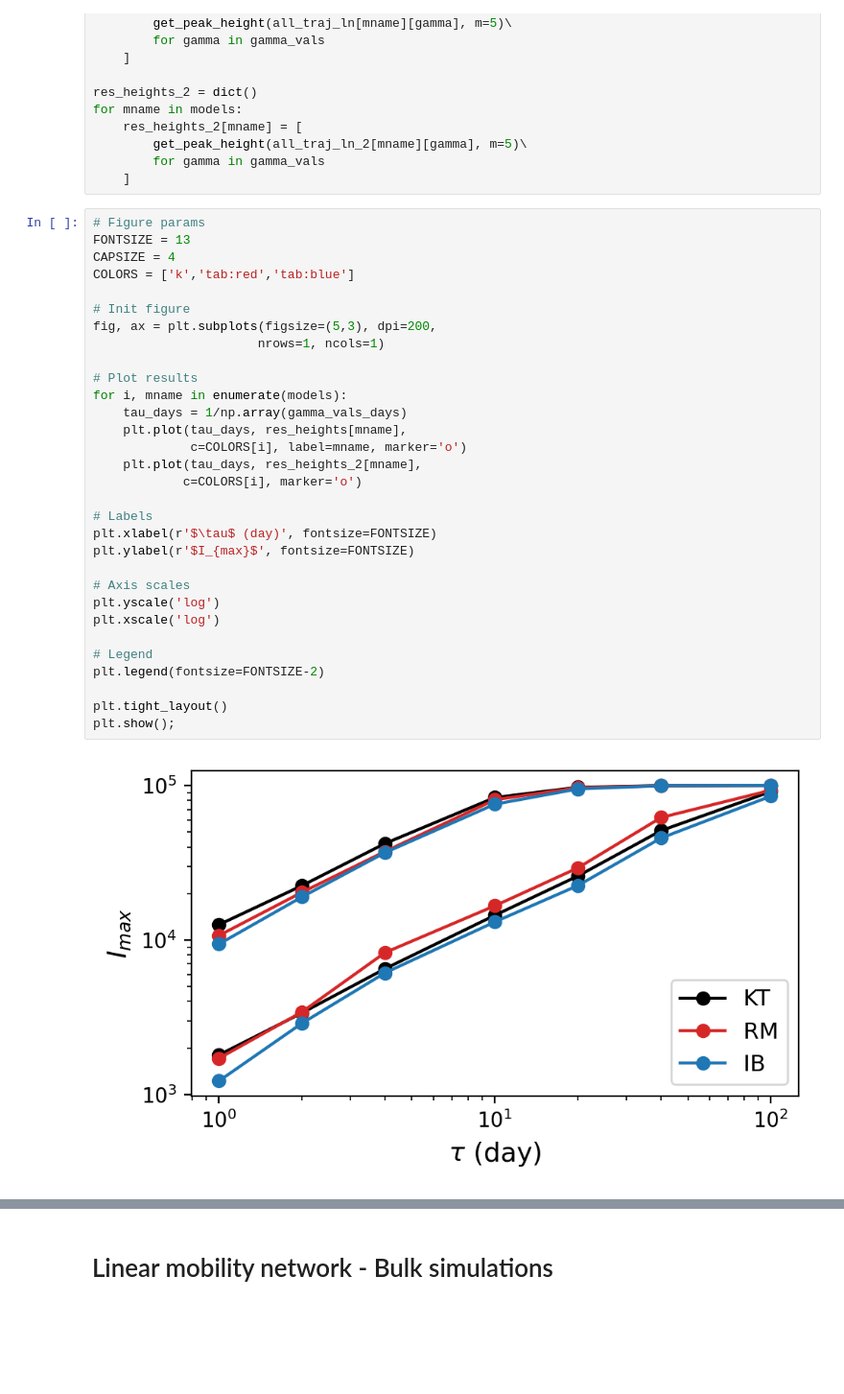
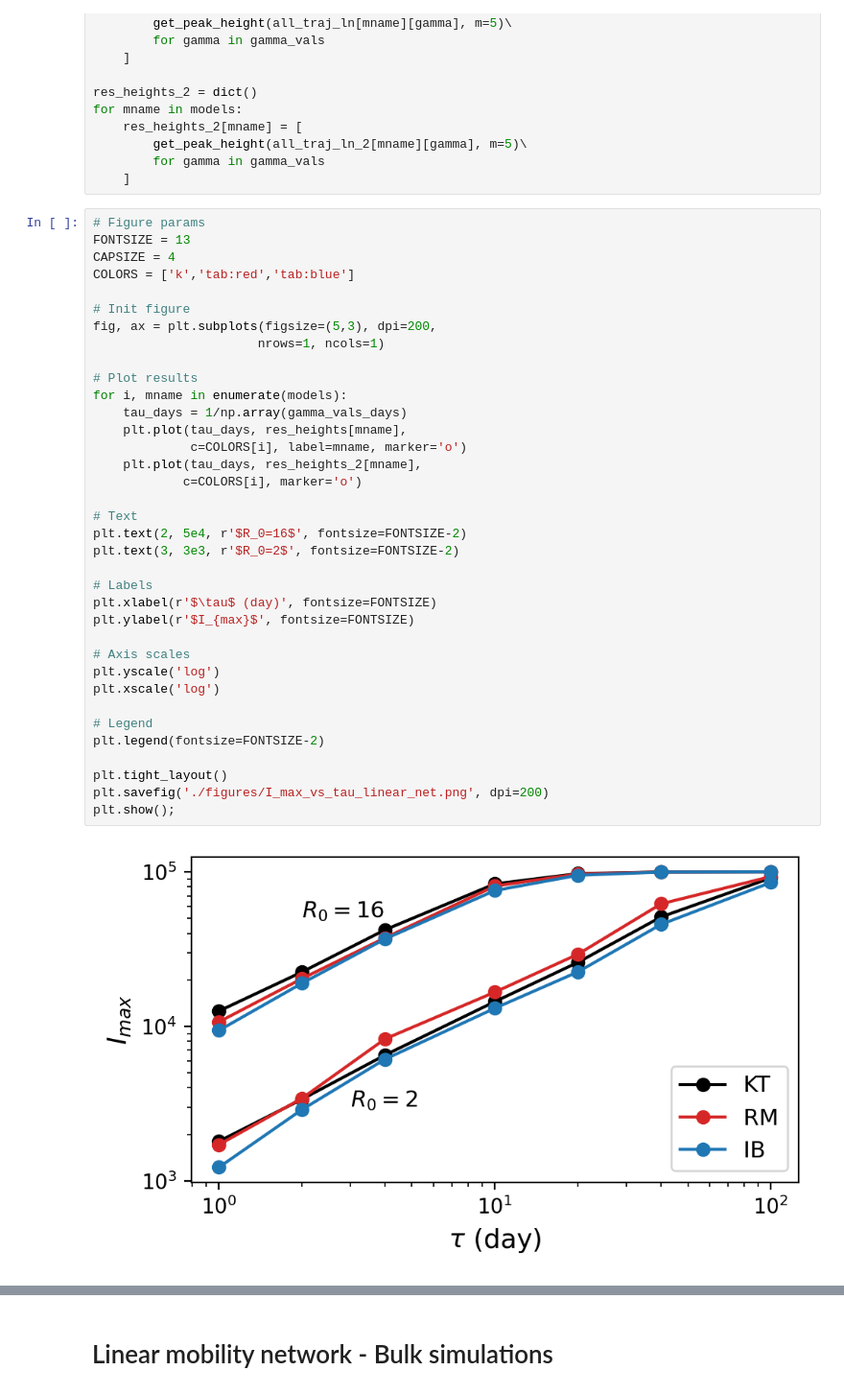
Before and after one commit to FrancoAquistapace/ComplexNetworksEpidemiology, a Jupyter notebook: analysis.ipynb, the cells around one changed output, grey strips where cells are left out. Shown at 96% size. Cells and saved outputs as stored; diff of their text form; blank space fills up the shorter version.

Commit message:
Built plots for the effect of epidemic parameters on the linear network, and added to the presentation. Other minor cleanups.

```diff
--- a/analysis.ipynb
+++ b/analysis.ipynb
@@ -532,31 +532,36 @@ for mname in models:
 FONTSIZE = 13
 CAPSIZE = 4
 COLORS = ['k','tab:red','tab:blue']
 
 # Init figure
 fig, ax = plt.subplots(figsize=(5,3), dpi=200,
                       nrows=1, ncols=1)
 
 # Plot results
 for i, mname in enumerate(models):
     tau_days = 1/np.array(gamma_vals_days)
     plt.plot(tau_days, res_heights[mname],
              c=COLORS[i], label=mname, marker='o')
     plt.plot(tau_days, res_heights_2[mname],
             c=COLORS[i], marker='o')
 
+# Text
+plt.text(2, 5e4, r'$R_0=16$', fontsize=FONTSIZE-2)
+plt.text(3, 3e3, r'$R_0=2$', fontsize=FONTSIZE-2)
+
 # Labels
 plt.xlabel(r'$\tau$ (day)', fontsize=FONTSIZE)
 plt.ylabel(r'$I_{max}$', fontsize=FONTSIZE)
 
 # Axis scales
 plt.yscale('log')
 plt.xscale('log')
 
 # Legend
 plt.legend(fontsize=FONTSIZE-2)
 
 plt.tight_layout()
+plt.savefig('./figures/I_max_vs_tau_linear_net.png', dpi=200)
 plt.show();
 # %% [output]
-[figure, old version]
+[figure, new version]
```
Also changed, not shown: parts of 2 cells of this notebook, 5 other files.
